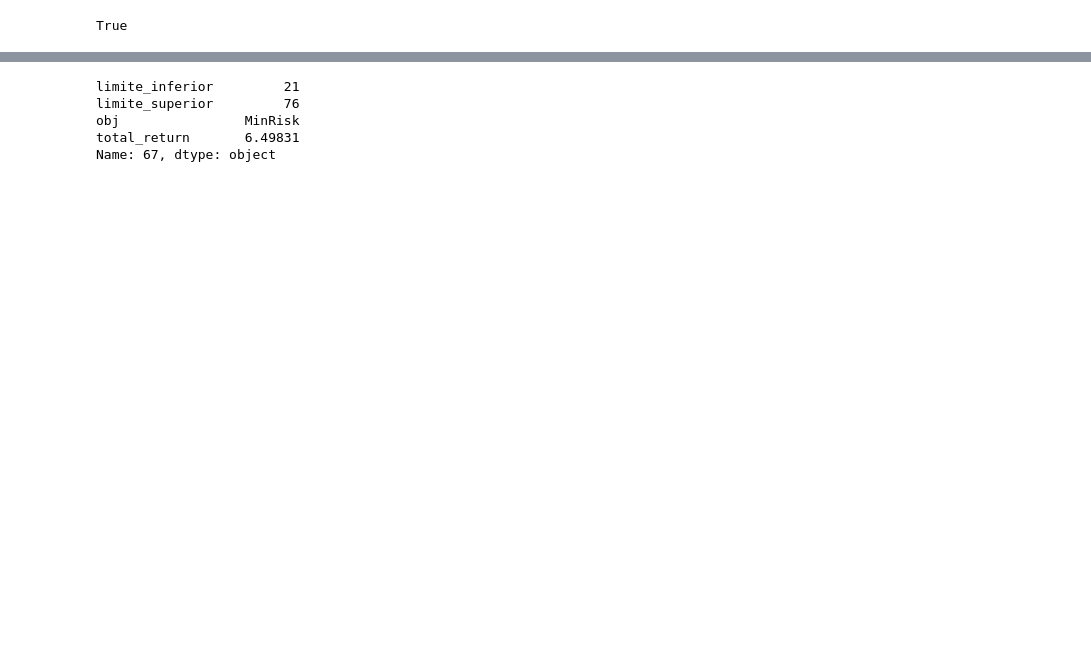
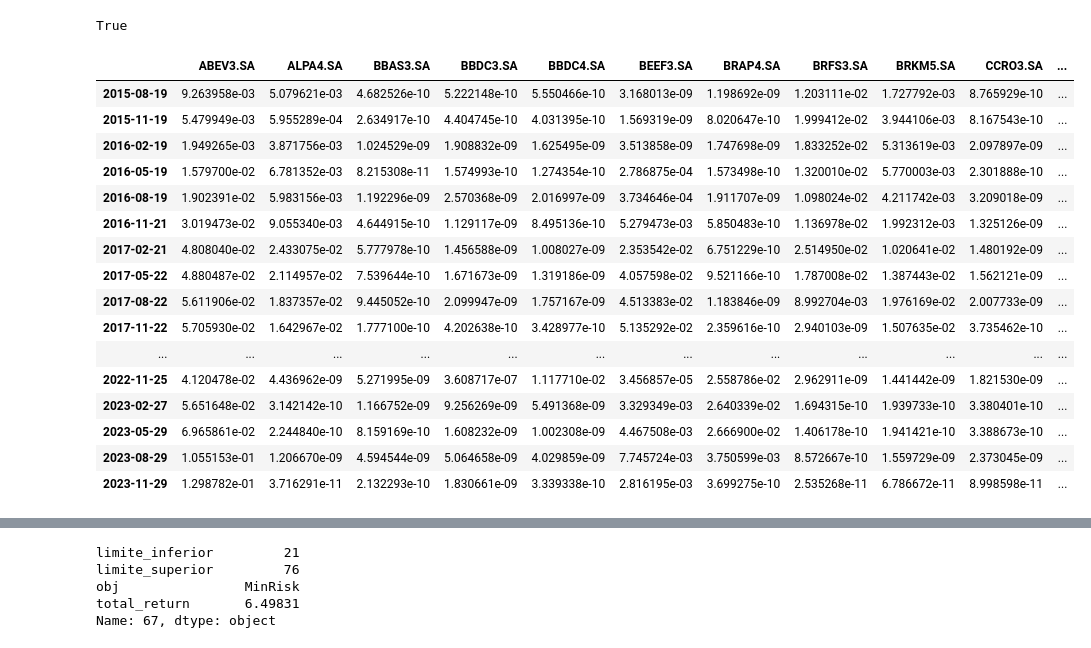
Before and after one commit to fea-dev-usp/quantamental-Dev_Wizards, a Jupyter notebook: backtesting.ipynb, the cells around one changed output, grey strips where cells are left out. Saved outputs shown, nothing was run; the diff lists cells and outputs as text; code cells hidden in the pictures; blank space fills up the shorter version.

Commit message:
apenas para fazer pull

```diff
--- a/backtesting.ipynb
+++ b/backtesting.ipynb
@@ -53,3 +54,98 @@ indicadores_sinal = indicadores_sinal.reindex(business_days).ffill()
 print(prices_limite.index.equals(indicadores_sinal.index)) # Deve retornar True se estiverem alinhados
 # %% [output]
 True
+# %%
+import riskfolio as rp
+import pandas as pd
+
+# Função de otimização
+def optimization(prices, data):
+    # Selecionando o período de 2 anos de dados
+    grupo = prices[prices.index <= data].iloc[-252*2:]
+
+    # Verifica se o grupo tem dados suficientes para a otimização
+    if len(grupo) < 252 * 2:
+        return None  # Retorna None se não houver dados suficientes
+
+    # Calculando os retornos
+    Y = grupo.pct_change().dropna()
+
+    # Criando o portfólio
+    port = rp.Portfolio(returns=Y)
+
+    method_mu = 'hist'
+    method_cov = 'ledoit'
+
+    # Calculando as estatísticas dos ativos
+    port.assets_stats(method_mu=method_mu, method_cov=method_cov)
+
+    # Parâmetros da otimização
+    model = 'Classic'
+    rm = 'MV'
+    obj = 'MinRisk'
+    hist = True
+    rf = 0
+    l = 0
+
+    # Otimizando o portfólio
+    return port.optimization(model=model, rm=rm, obj=obj, rf=rf, l=l, hist=hist)
+
+# Função para obter os dias úteis trimestrais
+def get_quarterly_business_days(prices):
+    start_date = prices.index[0]
+    end_date = prices.index[-1]
+
+    # Lista para armazenar as datas trimestrais
+    quarterly_dates = []
+    current_date = start_date
+
+    while current_date <= end_date:
+        # Se a data atual não for dia útil, ajusta para o próximo dia útil
+        if current_date.weekday() >= 5:  # Sábado (5) ou domingo (6)
+            current_date += pd.offsets.BDay()
+
+        # Adiciona a data ajustada à lista
+        quarterly_dates.append(current_date)
+
+        # Avança 3 meses
+        current_date += pd.DateOffset(months=3)
+
+    # Cria uma Series com essas datas como índice e valores `True`
+    rebalancear_trimestres = pd.Series(index=quarterly_dates, data=True)
+    rebalancear_trimestres = rebalancear_trimestres.reindex(prices.index, fill_value=False)
+
+    return rebalancear_trimestres
+
+# Gerando as datas trimestrais
+prices.sort_index(inplace=True)
+rebalancear_trimestres = get_quarterly_business_days(prices)
+
+# Aplicando a otimização
+pesos_trimestrais = pd.DataFrame()
+for data, entry in rebalancear_trimestres.items():
+    if entry:
+        w = optimization(prices, data)
+        if w is not None:
+            w = w.T
+            w.index = [data]
+            pesos_trimestrais = pd.concat([pesos_trimestrais, w], axis=0)
+
+pesos_trimestrais
+# %% [output]
+|  | ABEV3.SA | ALPA4.SA | BBAS3.SA | BBDC3.SA | BBDC4.SA | BEEF3.SA | BRAP4.SA | BRFS3.SA | BRKM5.SA | CCRO3.SA | ... |
+| 2015-08-19 | 9.263958e-03 | 5.079621e-03 | 4.682526e-10 | 5.222148e-10 | 5.550466e-10 | 3.168013e-09 | 1.198692e-09 | 1.203111e-02 | 1.727792e-03 | 8.765929e-10 | ... |
+| 2015-11-19 | 5.479949e-03 | 5.955289e-04 | 2.634917e-10 | 4.404745e-10 | 4.031395e-10 | 1.569319e-09 | 8.020647e-10 | 1.999412e-02 | 3.944106e-03 | 8.167543e-10 | ... |
+| 2016-02-19 | 1.949265e-03 | 3.871756e-03 | 1.024529e-09 | 1.908832e-09 | 1.625495e-09 | 3.513858e-09 | 1.747698e-09 | 1.833252e-02 | 5.313619e-03 | 2.097897e-09 | ... |
+| 2016-05-19 | 1.579700e-02 | 6.781352e-03 | 8.215308e-11 | 1.574993e-10 | 1.274354e-10 | 2.786875e-04 | 1.573498e-10 | 1.320010e-02 | 5.770003e-03 | 2.301888e-10 | ... |
+| 2016-08-19 | 1.902391e-02 | 5.983156e-03 | 1.192296e-09 | 2.570368e-09 | 2.016997e-09 | 3.734646e-04 | 1.911707e-09 | 1.098024e-02 | 4.211742e-03 | 3.209018e-09 | ... |
+| 2016-11-21 | 3.019473e-02 | 9.055340e-03 | 4.644915e-10 | 1.129117e-09 | 8.495136e-10 | 5.279473e-03 | 5.850483e-10 | 1.136978e-02 | 1.992312e-03 | 1.325126e-09 | ... |
+| 2017-02-21 | 4.808040e-02 | 2.433075e-02 | 5.777978e-10 | 1.456588e-09 | 1.008027e-09 | 2.353542e-02 | 6.751229e-10 | 2.514950e-02 | 1.020641e-02 | 1.480192e-09 | ... |
+| 2017-05-22 | 4.880487e-02 | 2.114957e-02 | 7.539644e-10 | 1.671673e-09 | 1.319186e-09 | 4.057598e-02 | 9.521166e-10 | 1.787008e-02 | 1.387443e-02 | 1.562121e-09 | ... |
+| 2017-08-22 | 5.611906e-02 | 1.837357e-02 | 9.445052e-10 | 2.099947e-09 | 1.757167e-09 | 4.513383e-02 | 1.183846e-09 | 8.992704e-03 | 1.976169e-02 | 2.007733e-09 | ... |
+| 2017-11-22 | 5.705930e-02 | 1.642967e-02 | 1.777100e-10 | 4.202638e-10 | 3.428977e-10 | 5.135292e-02 | 2.359616e-10 | 2.940103e-09 | 1.507635e-02 | 3.735462e-10 | ... |
+| ... | ... | ... | ... | ... | ... | ... | ... | ... | ... | ... | ... |
+| 2022-11-25 | 4.120478e-02 | 4.436962e-09 | 5.271995e-09 | 3.608717e-07 | 1.117710e-02 | 3.456857e-05 | 2.558786e-02 | 2.962911e-09 | 1.441442e-09 | 1.821530e-09 | ... |
+| 2023-02-27 | 5.651648e-02 | 3.142142e-10 | 1.166752e-09 | 9.256269e-09 | 5.491368e-09 | 3.329349e-03 | 2.640339e-02 | 1.694315e-10 | 1.939733e-10 | 3.380401e-10 | ... |
+| 2023-05-29 | 6.965861e-02 | 2.244840e-10 | 8.159169e-10 | 1.608232e-09 | 1.002308e-09 | 4.467508e-03 | 2.666900e-02 | 1.406178e-10 | 1.941421e-10 | 3.388673e-10 | ... |
+| 2023-08-29 | 1.055153e-01 | 1.206670e-09 | 4.594544e-09 | 5.064658e-09 | 4.029859e-09 | 7.745724e-03 | 3.750599e-03 | 8.572667e-10 | 1.559729e-09 | 2.373045e-09 | ... |
+| 2023-11-29 | 1.298782e-01 | 3.716291e-11 | 2.132293e-10 | 1.830661e-09 | 3.339338e-10 | 2.816195e-03 | 3.699275e-10 | 2.535268e-11 | 6.786672e-11 | 8.998598e-11 | ... |
```
Also changed, not shown: parts of 11 cells of this notebook.
